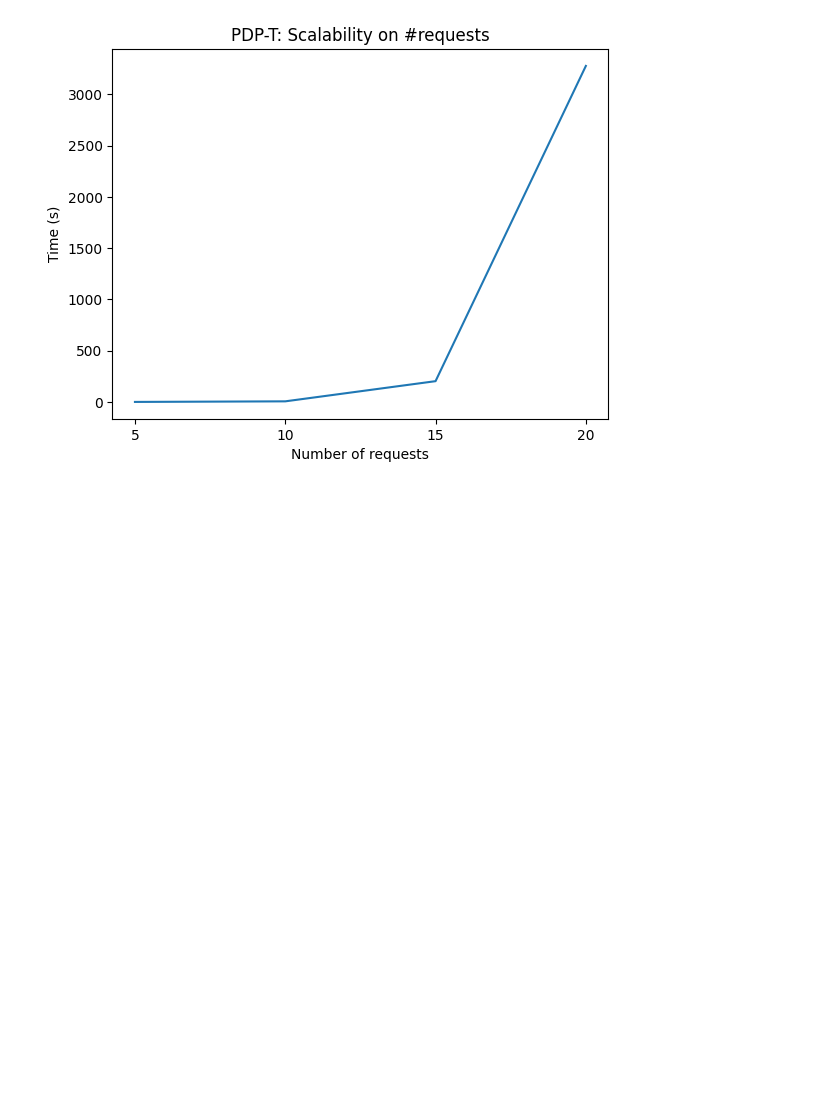
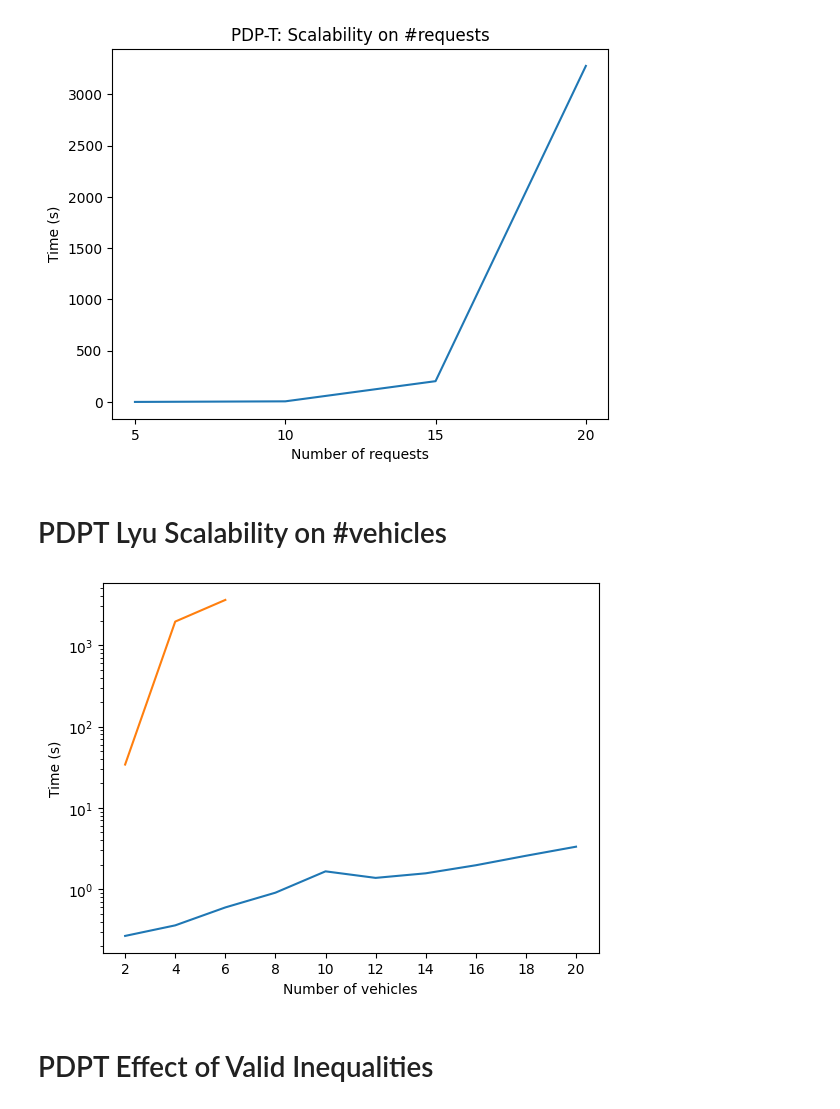
Before and after one commit to mauro-farina/pickup-and-delivery-problem, a Jupyter notebook: src/analyses.ipynb, the cells around one changed output. Drawn from its saved outputs; the diff is of its cells as text; code cells hidden in the pictures; blank space fills up the shorter version.

Commit message:
upload V-scalability and effect of Valid Inequalities on PDPT

```diff
--- a/src/analyses.ipynb
+++ b/src/analyses.ipynb
@@ -210,3 +210,28 @@ fig.savefig('../figures/PDPT-LYU-SCALABILITY-R.png')
 plt.show()
 # %% [output]
 [figure]
+# %% [markdown]
+# PDPT Lyu Scalability on #vehicles
+# %%
+df = pd.read_csv('../results/PDPT-VEHICLES.csv')
+df['Params'] = df['Instance'].apply(lambda name: int(name.split('-')[2][1:]))
+df = df.sort_values('Params').reset_index(drop=True)
+
+df_lyu = df[df['Model'] == 'Lyu']
+df_rais = df[df['Model'] == 'Rais']
+# %%
+fig, ax = plt.subplots()
+
+ax.set(yscale='log',
+       ylabel='Time (s)',
+       xlabel='Number of vehicles',
+       xticks=range(2, 21, 2))
+ax.plot(df_lyu.groupby('Params')['Time'].mean())
+ax.plot(df_rais.groupby('Params')['Time'].mean())
+
+fig.savefig('../figures/PDPT-SCALABILITY-V.png')
+plt.show()
+# %% [output]
+[figure, added]
+# %% [markdown]
+# PDPT Effect of Valid Inequalities
```
Also changed, not shown: parts of 2 cells of this notebook.
